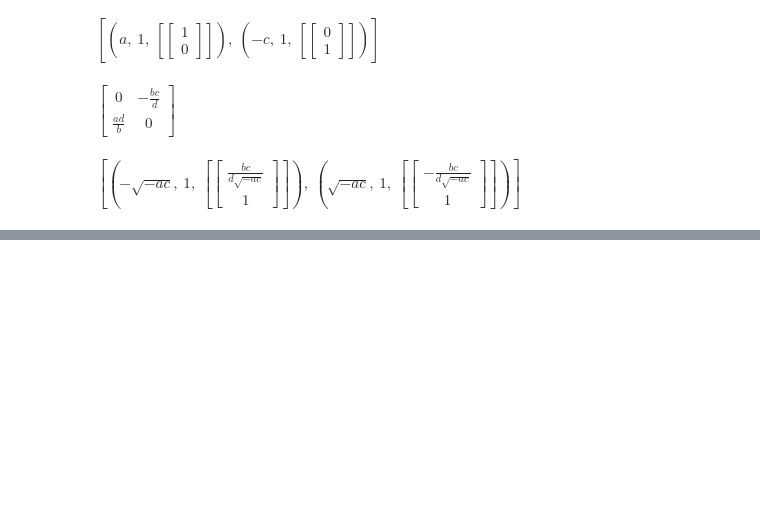
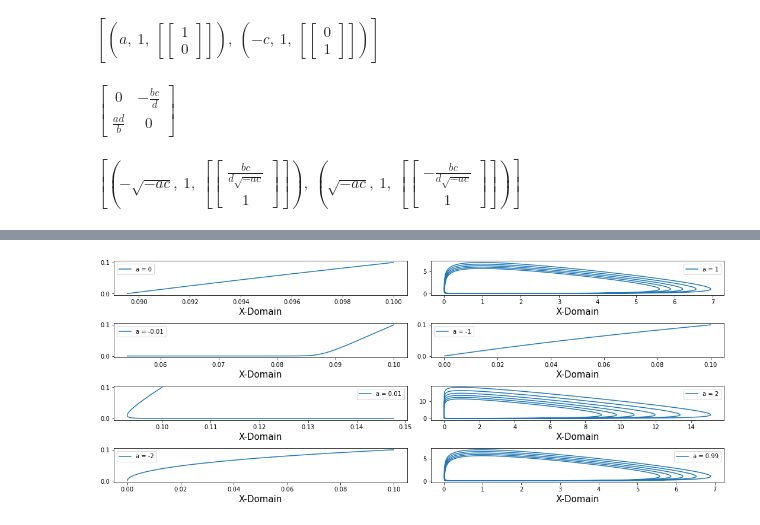
Before and after one commit to grantaguinaldo/ssie, a Jupyter notebook: ssie523/exam-01-practice-problem.ipynb, the cells around one changed output, grey strips where cells are left out. Drawn from its saved outputs; the diff is of its cells as text; code cells hidden in the pictures; blank space fills up the shorter version.

```diff
--- a/ssie523/exam-01-practice-problem.ipynb
+++ b/ssie523/exam-01-practice-problem.ipynb
@@ -169,0 +162,57 @@ plt.show()
+# %%
+rows = 4
+columns = 2
+
+plt.figure(figsize=(15, 6))
+run = model(aconst=0, bconst=1, cconst=1, dconst=1, dt=0.01, t_not=0, X_not=0.1, Y_not=0.1, tdomain=50)
+plt.subplot(rows, 2, 1)
+plt.plot(run['x'], run['y'], label='a = 0')
+plt.xlabel('X-Domain', fontsize=15)
+plt.legend()
+
+plt.subplot(rows, 2, 2)
+run1 = model(aconst=1, bconst=1, cconst=1, dconst=1, dt=0.01, t_not=0, X_not=0.1, Y_not=0.1, tdomain=50)
+plt.plot(run1['x'], run1['y'], label='a = 1')
+plt.xlabel('X-Domain', fontsize=15)
+plt.legend()
+
+plt.subplot(rows, 2, 3)
+run2 = model(aconst=-0.01, bconst=1, cconst=1, dconst=1, dt=0.01, t_not=0, X_not=0.1, Y_not=0.1, tdomain=50)
+plt.plot(run2['x'], run2['y'], label='a = -0.01')
+plt.xlabel('X-Domain', fontsize=15)
+plt.legend()
+
+plt.subplot(rows, 2, 4)
+run3 = model(aconst=-1, bconst=1, cconst=1, dconst=1, dt=0.01, t_not=0, X_not=0.1, Y_not=0.1, tdomain=50)
+plt.plot(run3['x'], run3['y'], label='a = -1')
+plt.xlabel('X-Domain', fontsize=15)
+plt.legend()
+
+plt.subplot(rows, 2, 5)
+run3 = model(aconst=0.01, bconst=1, cconst=1, dconst=1, dt=0.01, t_not=0, X_not=0.1, Y_not=0.1, tdomain=50)
+plt.plot(run3['x'], run3['y'], label='a = 0.01')
+plt.xlabel('X-Domain', fontsize=15)
+plt.legend()
+
+plt.subplot(rows, 2, 6)
+run4 = model(aconst=2, bconst=1, cconst=1, dconst=1, dt=0.01, t_not=0, X_not=0.1, Y_not=0.1, tdomain=50)
+plt.plot(run4['x'], run4['y'], label='a = 2')
+plt.xlabel('X-Domain', fontsize=15)
+plt.legend()
+
+plt.subplot(rows, 2, 7)
+run5 = model(aconst=-2, bconst=1, cconst=1, dconst=1, dt=0.01, t_not=0, X_not=0.1, Y_not=0.1, tdomain=50)
+plt.plot(run5['x'], run5['y'], label='a = -2')
+plt.xlabel('X-Domain', fontsize=15)
+plt.legend()
+
+plt.subplot(rows, 2, 8)
+run6 = model(aconst=0.99, bconst=1, cconst=1, dconst=1, dt=0.01, t_not=0, X_not=0.1, Y_not=0.1, tdomain=50)
+plt.plot(run6['x'], run6['y'], label='a = 0.99')
+plt.xlabel('X-Domain', fontsize=15)
+plt.legend()
+
+plt.tight_layout()
+plt.show()
+# %% [output]
+[figure, added]
```
Also changed, not shown: parts of 5 cells of this notebook.
